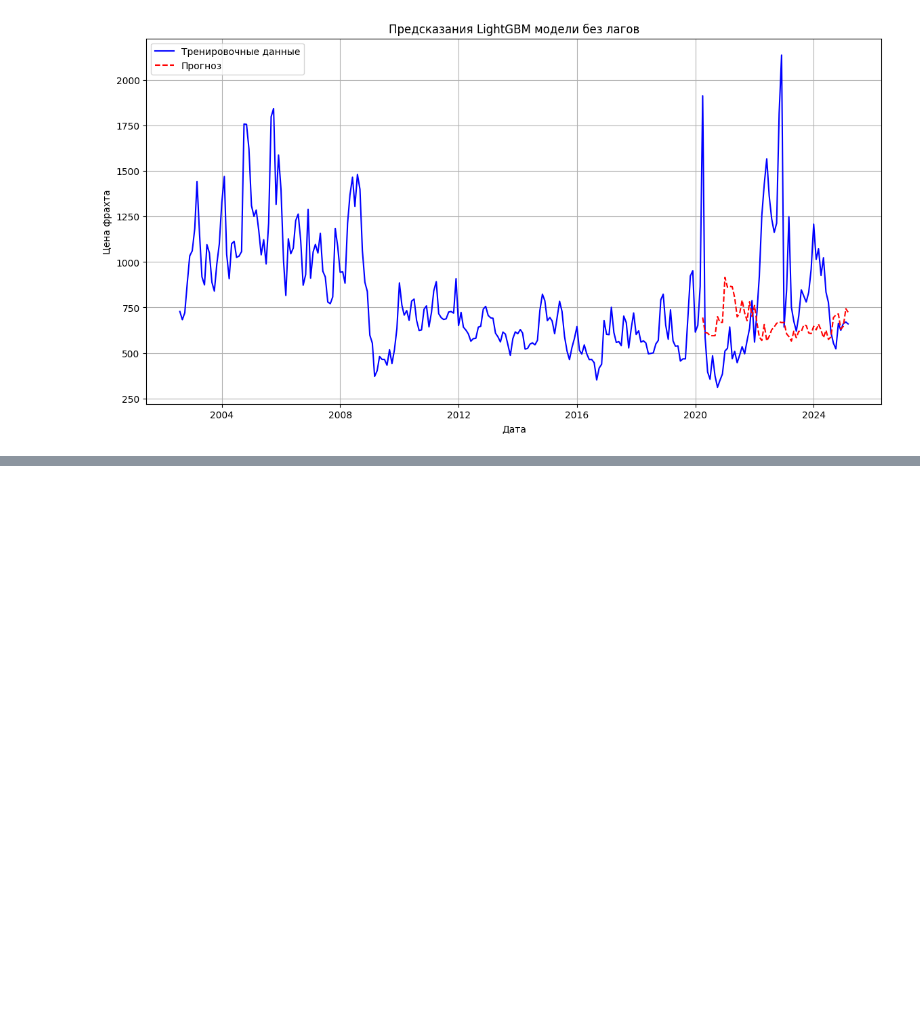
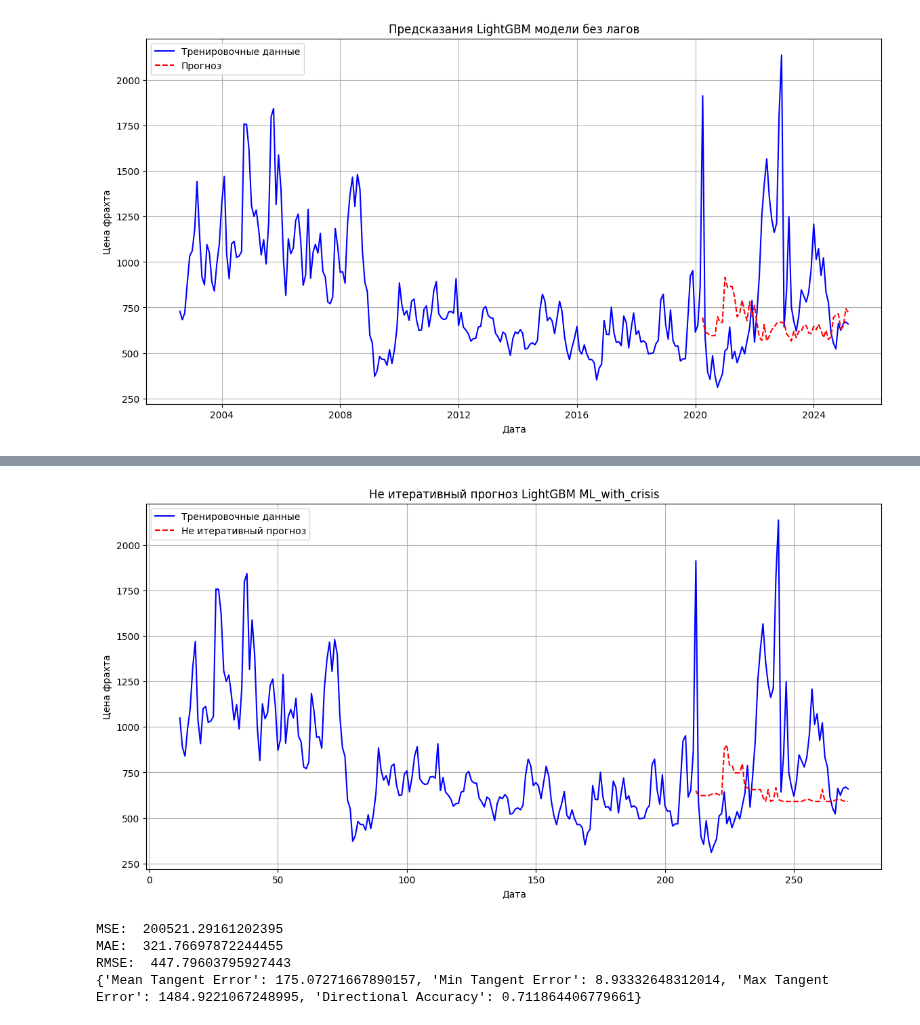
Before and after one commit to ArseniiAntonian/demand_forecasting, a Jupyter notebook: arsen/gb_5yrs.ipynb, the cells around one changed output, grey strips where cells are left out. Cells and saved outputs as stored; diff of their text form; code cells hidden in the pictures; blank space fills up the shorter version.

```diff
--- a/arsen/gb_5yrs.ipynb
+++ b/arsen/gb_5yrs.ipynb
@@ -236,0 +255,3 @@ RMSE с лагами:  474.84122933038384
+# %%
+df_w_crisis = pd.read_csv('../data/ML_with_crisis.csv')
+df_w_crisis.columns
@@ -236,0 +459,5 @@ RMSE с лагами:  474.84122933038384
+# %%
+df_w_crisis['Oil_Lag3'] = df_w_crisis['Oil_Price'].shift(3)
+df_w_crisis['Oil_Lag6'] = df_w_crisis['Oil_Price'].shift(6)
+df_w_crisis['Oil_Lag12'] = df_w_crisis['Oil_Price'].shift(12)
+df_w_crisis = df_w_crisis.dropna()
@@ -236,0 +496,20 @@ RMSE с лагами:  474.84122933038384
+# %%
+X = df_w_crisis.drop(columns=[target_col])
+y = df_w_crisis[target_col]
+X_train = X[:-60]
+X_test = X[-60:]
+y_train = y[:-60]
+y_test = y[-60:]
+param_grid = {
+    'num_leaves': [2, 5, 10, 31, 50],
+    'max_depth': [4, 10, 20],
+    'learning_rate': [0.05, 0.1, 0.2],
+    'n_estimators': [100, 200, 500],
+    'subsample': [0.8, 1.0],
+}
+model_wo_iter = lgb.LGBMRegressor(random_state=42, n_jobs=-1)
+grid_search_wo_iter = GridSearchCV(estimator=model_wo_iter, param_grid=param_grid, scoring='neg_mean_squared_error', n_jobs=-1)
+grid_search_wo_iter.fit(X_train, y_train)
+print("Лучшие параметры:", grid_search_wo_iter.best_params_)
+best_model_wo_iter = grid_search_wo_iter.best_estimator_
+pred_wo_iter = best_model_wo_iter.predict(X_test)
@@ -236,0 +525,27 @@ RMSE с лагами:  474.84122933038384
+# %%
+plt.figure(figsize=(14, 7))
+plt.plot(y.index, y, label='Тренировочные данные', color='blue')
+plt.plot(y_test.index, pred_wo_iter, label='Не итеративный прогноз', color='red', linestyle='--')
+plt.title('Не итеративный прогноз LightGBM ML_with_crisis')
+plt.xlabel('Дата')
+plt.ylabel('Цена фрахта')
+plt.legend()
+plt.grid(True)
+plt.show()
+# %% [output]
+[figure, added]
+# %%
+mse_wo_iter = mean_squared_error(y_test, pred_wo_iter)
+mae_wo_iter = mean_absolute_error(y_test, pred_wo_iter)
+rmse_wo_iter = root_mean_squared_error(y_test, pred_wo_iter)
+print("MSE: ", mse_wo_iter)
+print("MAE: ", mae_wo_iter)
+print("RMSE: ", rmse_wo_iter)
+df_y_wo_iter = pd.DataFrame({'Freight_Price': y_test, 'yhat_exp': pred_wo_iter})
+trend_metrics_wo_iter = TrendMetrics(df_y_wo_iter)
+print(trend_metrics_wo_iter.summary())
+# %% [output]
+MSE:  200521.29161202395
+MAE:  321.76697872244455
+RMSE:  447.79603795927443
+{'Mean Tangent Error': 175.07271667890157, 'Min Tangent Error': 8.93332648312014, 'Max Tangent Error': 1484.9221067248995, 'Directional Accuracy': 0.711864406779661}
```
Also changed, not shown: parts of 21 cells of this notebook.
